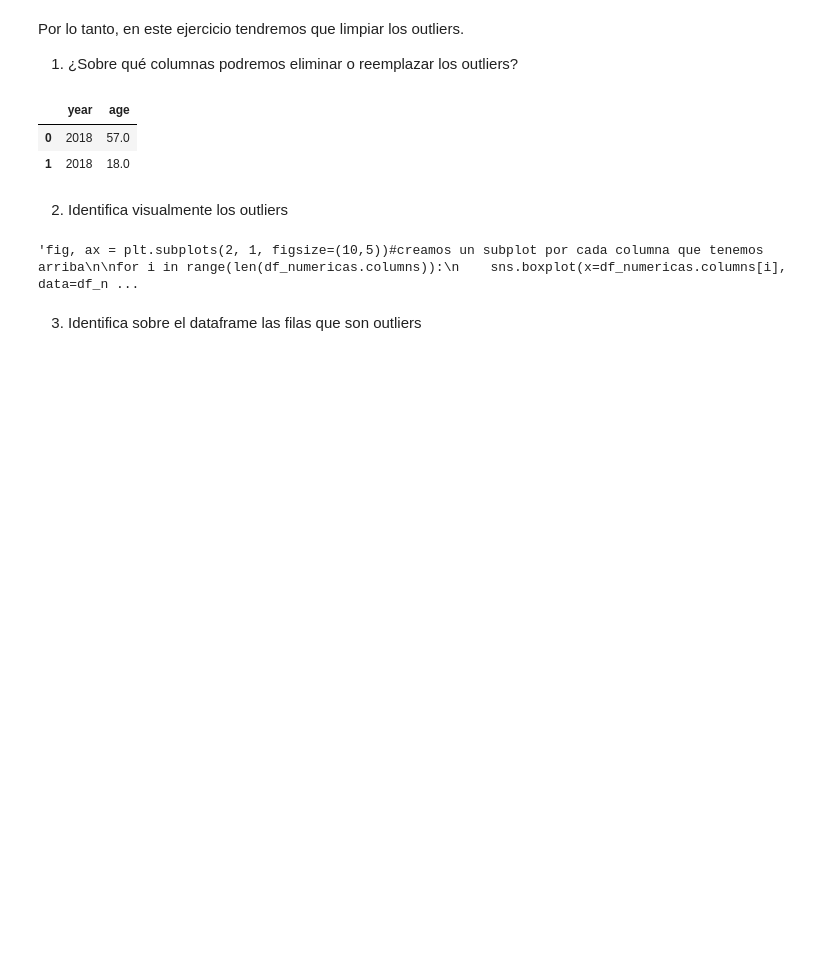
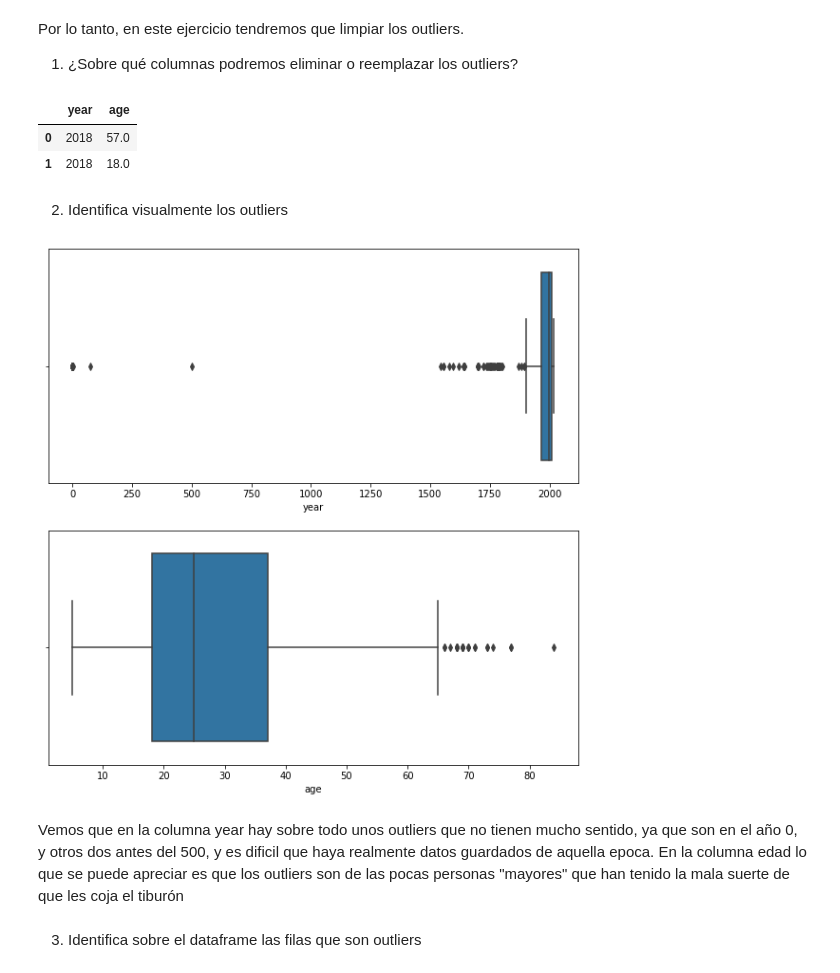
Before and after one commit to Adalab/DA-promoc-modulo-02-sprint-02-sandra-ana, a Jupyter notebook: Limpieza/03-Limpieza-3.ipynb, the cells around one changed output. Cells and saved outputs as stored; diff of their text form; code cells hidden in the pictures; blank space fills up the shorter version.

```diff
--- a/Limpieza/03-Limpieza-3.ipynb
+++ b/Limpieza/03-Limpieza-3.ipynb
@@ -7,8 +7,8 @@ import sidetable as sdt
 
 pd.options.display.max_columns = None
 # %%
-df_l = pd.read_csv("../data/02-tiburon_4.csv", index_col = 0)
-df_l.head(2)
+df = pd.read_csv("../data/02-tiburon_4.csv", index_col = 0)
+df.head(2)
 # %% [output]
 |  | year | country | activity | age | species_ | mes | deceso | genero |
 | 0 | 2018 | usa | Paddling | 57.0 | White | Jun | N | F |
@@ -32,7 +32,7 @@ Por lo tanto, en este ejercicio tendremos que limpiar los outliers.
 # %%
 # seleccionamos solo aquellas variables numéricas ya que los outliers solo los tendremos en variable numéricas
 
-df_numericas = df_l.select_dtypes(include=np.number)
+df_numericas = df.select_dtypes(include=np.number)
 df_numericas.head(2)
 # %% [output]
 |  | year | age |
@@ -41,12 +41,15 @@ df_numericas.head(2)
 # %% [markdown]
 2. Identifica visualmente los outliers
 # %%
-fig, ax = plt.subplots(2, 1, figsize=(10,5))#creamos un subplot por cada columna que tenemos arriba
+fig, ax = plt.subplots(2, 1, figsize=(10,10))#creamos un subplot por cada columna que tenemos arriba
 
-for i in range(len(df_numericas.columns)):
-    sns.boxplot(x=df_numericas.columns[i], data=df_numericas, ax=ax[i])
+for i, columna in enumerate(df_numericas.columns):
+    sns.boxplot(x=df_numericas[columna], data=df_numericas, ax=ax[i])
 plt.show()
 # %% [output]
-'fig, ax = plt.subplots(2, 1, figsize=(10,5))#creamos un subplot por cada columna que tenemos arriba\n\nfor i in range(len(df_numericas.columns)):\n    sns.boxplot(x=df_numericas.columns[i], data=df_n ...
+[figure, added]
+# %% [markdown]
+Vemos que en la columna year hay sobre todo unos outliers que no tienen mucho sentido, ya que son en el año 0, y otros dos antes del 500, y es dificil que haya realmente datos guardados de aquella epoca.
+En la columna edad lo que se puede apreciar es que los outliers son de las pocas personas "mayores" que han tenido la mala suerte de que les coja el tiburón
 # %% [markdown]
 3. Identifica sobre el dataframe las filas que son outliers
```
Also changed, not shown: parts of 12 cells of this notebook, 1 other file.
